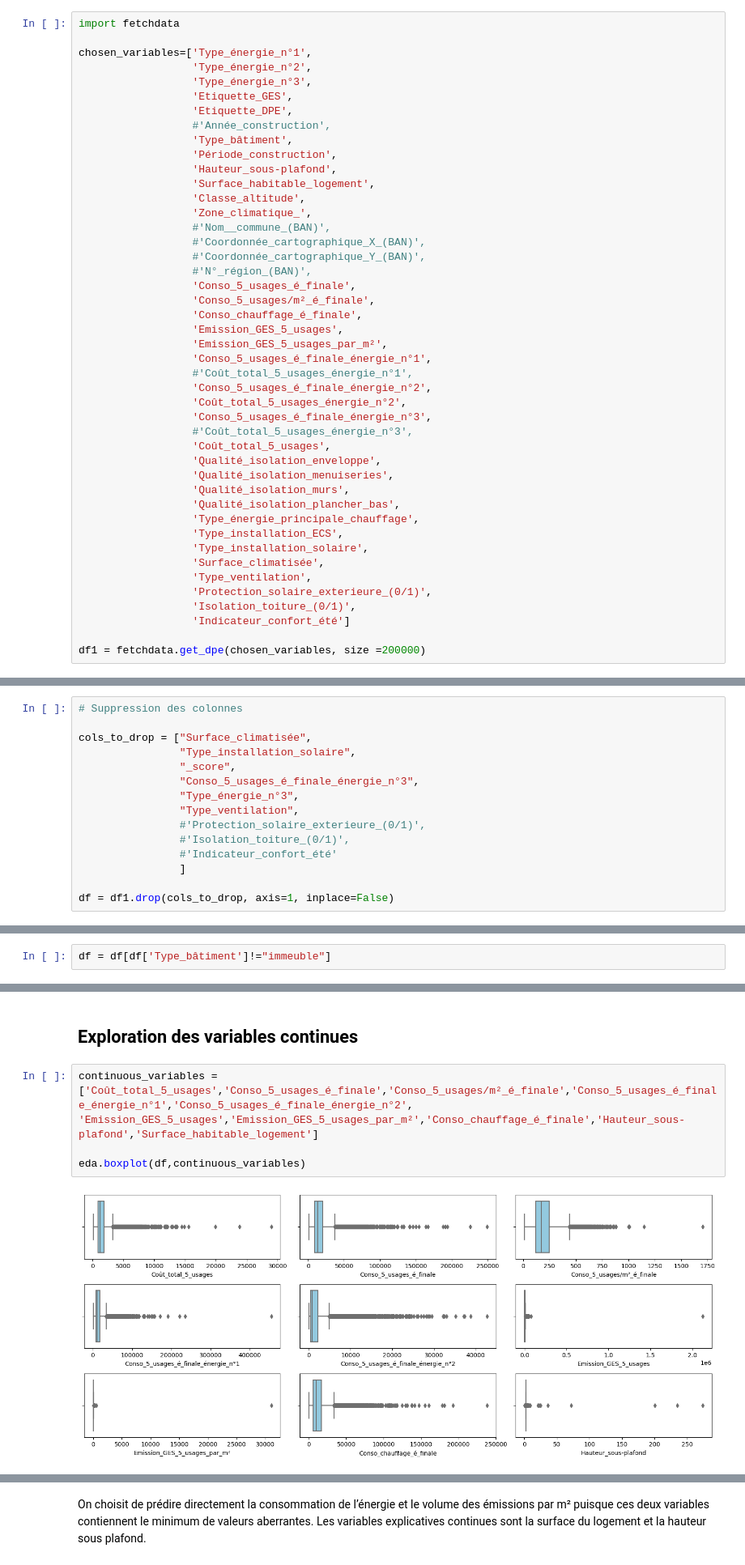
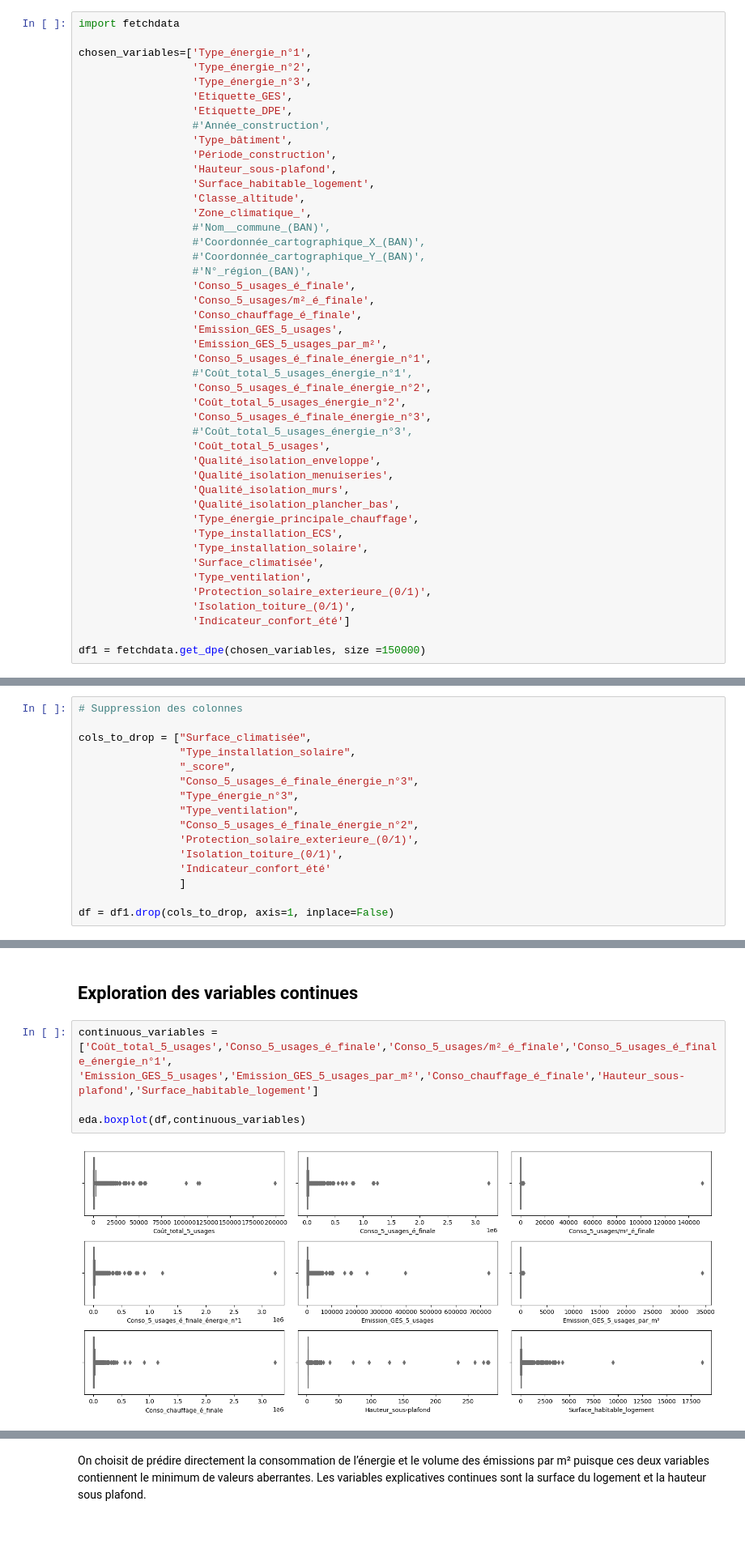
Before and after one commit to LACHQER-Wiam/Projet-Python, a Jupyter notebook: data.ipynb, the cells around one changed output, grey strips where cells are left out. Shown at 81% size. Drawn from its saved outputs; the diff is of its cells as text; blank space fills up the shorter version.

```diff
--- a/data.ipynb
+++ b/data.ipynb
@@ -238,7 +238,7 @@ chosen_variables=['Type_énergie_n°1',
                   'Isolation_toiture_(0/1)',
                   'Indicateur_confort_été']
 
-df1 = fetchdata.get_dpe(chosen_variables, size =200000)
+df1 = fetchdata.get_dpe(chosen_variables, size =150000)
 # %% [output]
 Fetched 10000 observations
 Fetched 20000 observations
@@ -286,9 +291,10 @@ cols_to_drop = ["Surface_climatisée",
                 "Conso_5_usages_é_finale_énergie_n°3",
                 "Type_énergie_n°3",
                 "Type_ventilation",
-                #'Protection_solaire_exterieure_(0/1)',
-                #'Isolation_toiture_(0/1)',
-                #'Indicateur_confort_été'
+                "Conso_5_usages_é_finale_énergie_n°2",
+                'Protection_solaire_exterieure_(0/1)',
+                'Isolation_toiture_(0/1)',
+                'Indicateur_confort_été'
                 ]
 
 df = df1.drop(cols_to_drop, axis=1, inplace=False)
@@ -309,2 +314,0 @@ df.shape
-# %%
-df = df[df['Type_bâtiment']!="immeuble"]
@@ -317,10 +317,10 @@ La base de données qu’on a retenue contient 23519 observations, elle est donc
 # %% [markdown]
 ## Exploration des variables continues
 # %%
-continuous_variables =['Coût_total_5_usages','Conso_5_usages_é_finale','Conso_5_usages/m²_é_finale','Conso_5_usages_é_finale_énergie_n°1','Conso_5_usages_é_finale_énergie_n°2', 'Emission_GES_5_usages','Emission_GES_5_usages_par_m²','Conso_chauffage_é_finale','Hauteur_sous-plafond','Surface_habitable_logement']
+continuous_variables =['Coût_total_5_usages','Conso_5_usages_é_finale','Conso_5_usages/m²_é_finale','Conso_5_usages_é_finale_énergie_n°1', 'Emission_GES_5_usages','Emission_GES_5_usages_par_m²','Conso_chauffage_é_finale','Hauteur_sous-plafond','Surface_habitable_logement']
 
 eda.boxplot(df,continuous_variables)
 # %% [output]
-[figure, old version]
+[figure, new version]
 # %%
 max_emission_par_m = df["Emission_GES_5_usages_par_m²"].max()
```
Also changed, not shown: parts of 35 cells of this notebook, 1 other file.
